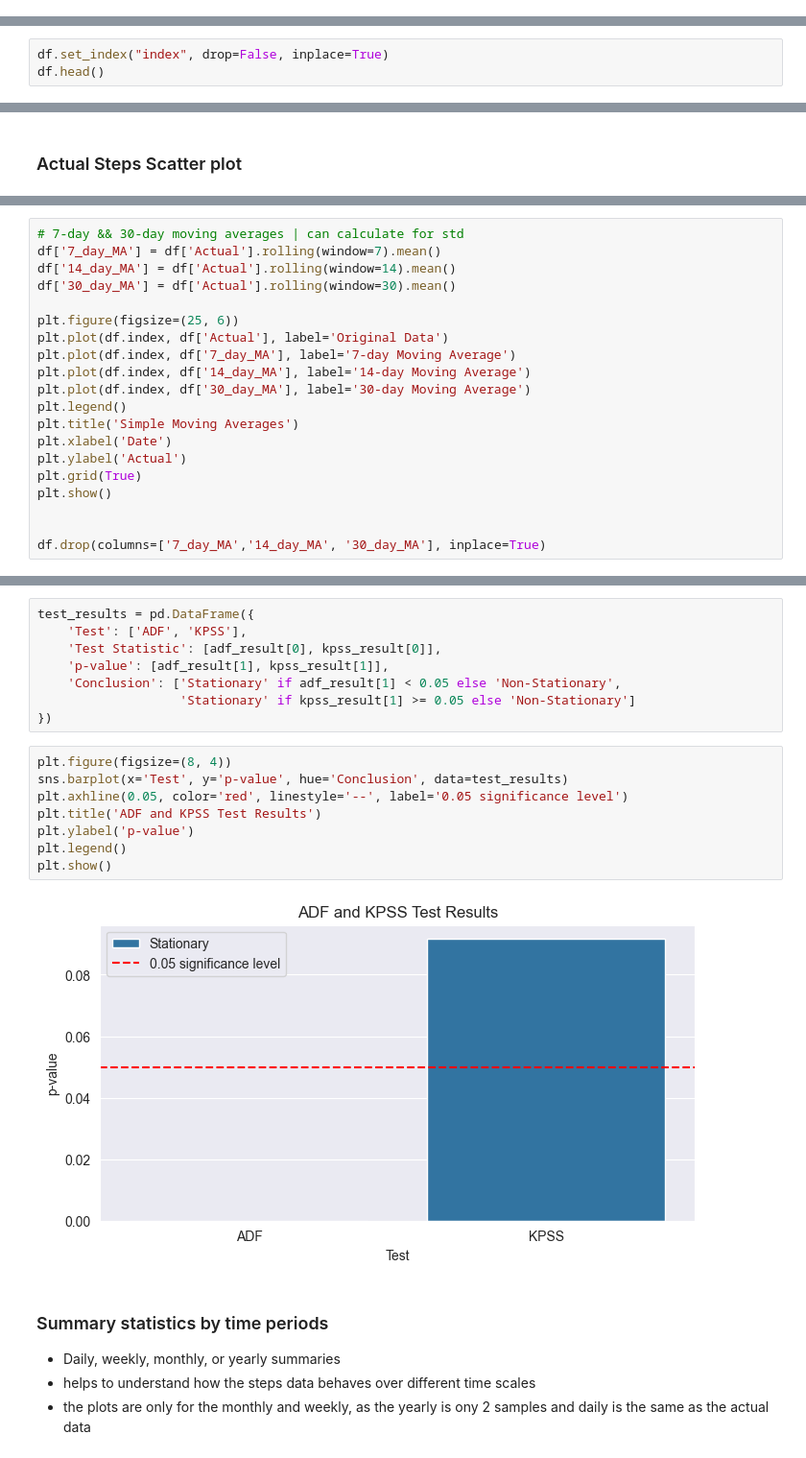
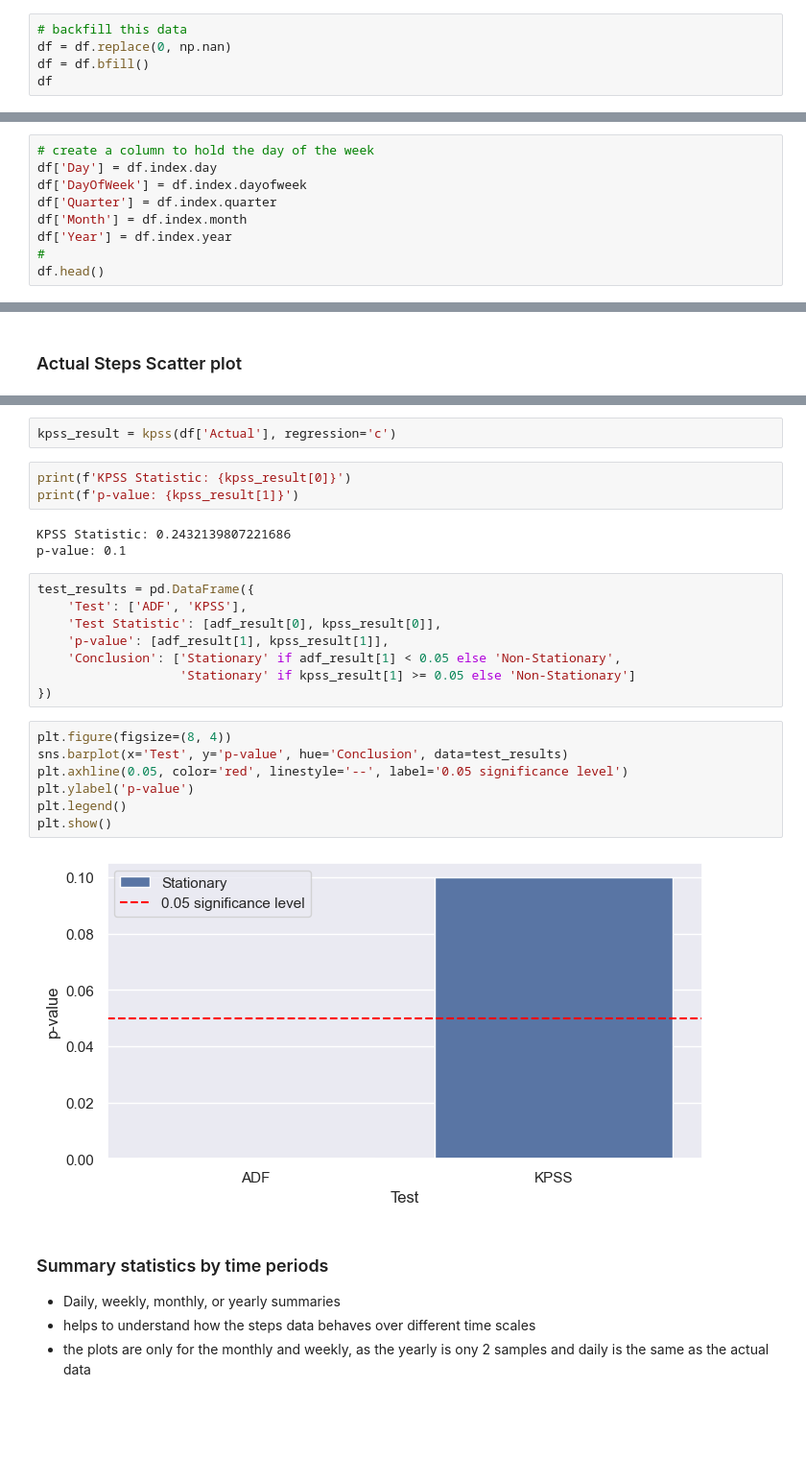
Before and after one commit to kibambe-0167/time-series-analysis, a Jupyter notebook: app.ipynb, the cells around one changed output, grey strips where cells are left out. Shown at 96% size. Drawn from its saved outputs; the diff is of its cells as text; blank space fills up the shorter version.

```diff
--- a/app.ipynb
+++ b/app.ipynb
@@ -166,0 +189,5 @@ dtype: int64
+# %%
+# backfill this data
+df = df.replace(0, np.nan)
+df = df.bfill()
+df
@@ -203,0 +245,9 @@ dtype: float64
+# %%
+# create a column to hold the day of the week
+df['Day'] = df.index.day
+df['DayOfWeek'] = df.index.dayofweek
+df['Quarter'] = df.index.quarter
+df['Month'] = df.index.month
+df['Year'] = df.index.year
+#
+df.head()
@@ -212,3 +265,0 @@ dtype: float64
-# %%
-df.set_index("index", drop=False, inplace=True)
-df.head()
@@ -510,20 +469,0 @@ word_cloud(wc)
-# %%
-# 7-day && 30-day moving averages | can calculate for std
-df['7_day_MA'] = df['Actual'].rolling(window=7).mean()
-df['14_day_MA'] = df['Actual'].rolling(window=14).mean()
-df['30_day_MA'] = df['Actual'].rolling(window=30).mean()
-
-plt.figure(figsize=(25, 6))
-plt.plot(df.index, df['Actual'], label='Original Data')
-plt.plot(df.index, df['7_day_MA'], label='7-day Moving Average')
-plt.plot(df.index, df['14_day_MA'], label='14-day Moving Average')
-plt.plot(df.index, df['30_day_MA'], label='30-day Moving Average')
-plt.legend()
-plt.title('Simple Moving Averages')
-plt.xlabel('Date')
-plt.ylabel('Actual')
-plt.grid(True)
-plt.show()
-
-
-df.drop(columns=['7_day_MA','14_day_MA', '30_day_MA'], inplace=True)
@@ -642,3 +650,11 @@ p-value: 0.09156901181689521
+# %%
+kpss_result = kpss(df['Actual'], regression='c')
+# %%
+print(f'KPSS Statistic: {kpss_result[0]}')
+print(f'p-value: {kpss_result[1]}')
+# %% [output]
+KPSS Statistic: 0.2432139807221686
+p-value: 0.1
 # %%
 test_results = pd.DataFrame({
     'Test': ['ADF', 'KPSS'],
@@ -650,13 +666,12 @@ test_results = pd.DataFrame({
 # %%
 plt.figure(figsize=(8, 4))
 sns.barplot(x='Test', y='p-value', hue='Conclusion', data=test_results)
 plt.axhline(0.05, color='red', linestyle='--', label='0.05 significance level')
-plt.title('ADF and KPSS Test Results')
 plt.ylabel('p-value')
 plt.legend()
 plt.show()
 # %% [output]
-[figure, old version]
+[figure, new version]
 # %% [markdown]
 ### Summary statistics by time periods
 - Daily, weekly, monthly, or yearly summaries
```
Also changed, not shown: parts of 183 cells of this notebook.
